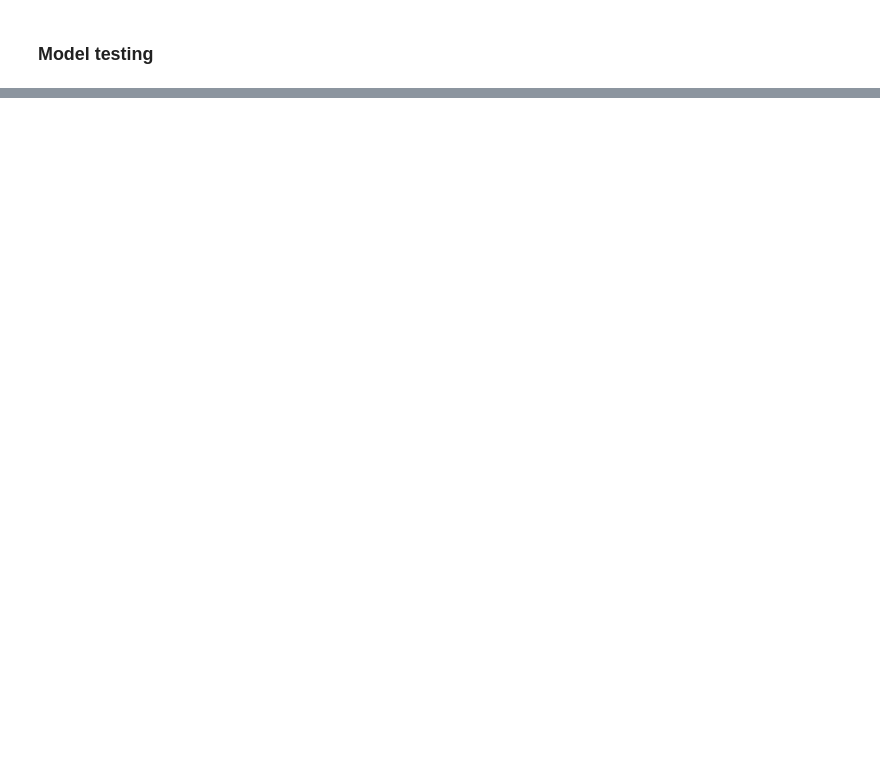
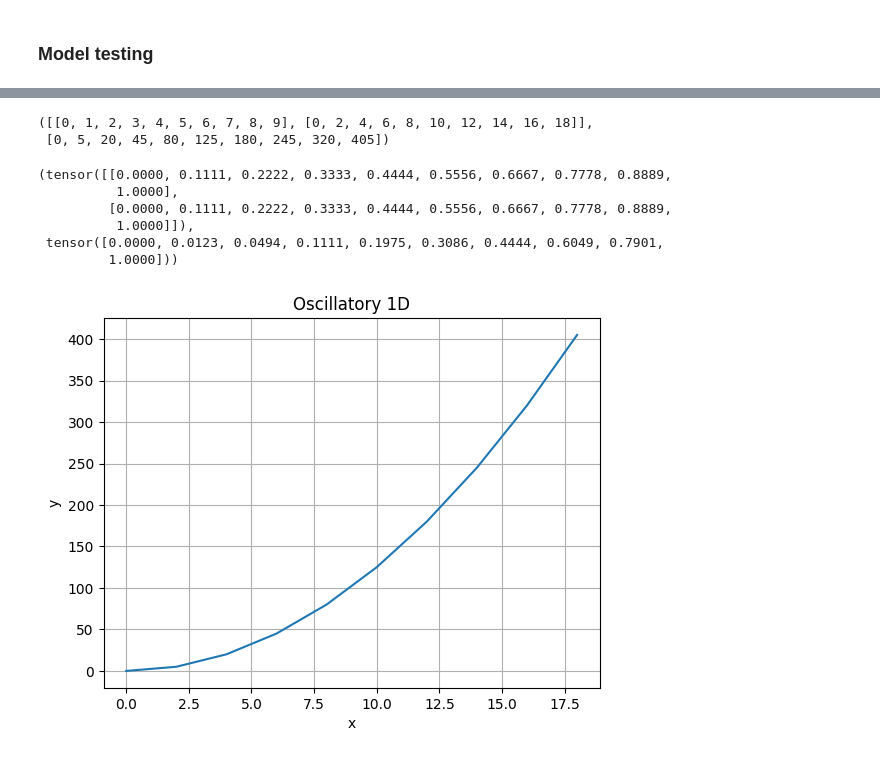
Before and after one commit to GrindelfP/project-skuld, a Jupyter notebook: cat/nn-python/playground/lib-test.ipynb, the cells around one changed output, grey strips where cells are left out. Drawn from its saved outputs; the diff is of its cells as text; code cells hidden in the pictures; blank space fills up the shorter version.

```diff
--- a/cat/nn-python/playground/lib-test.ipynb
+++ b/cat/nn-python/playground/lib-test.ipynb
@@ -350,0 +382,36 @@ abs(nni - result)
+# %%
+X_init, y_init = [], []
+X_i, X_i2 = [], []
+
+for i in range(10):
+    X_i.append(i)
+    X_i2.append(i * 2)
+    y_init.append(i*i + (i * 2) ** 2)
+X_init.append(X_i)
+X_init.append(X_i2)
+
+X_init, y_init
+# %% [output]
+([[0, 1, 2, 3, 4, 5, 6, 7, 8, 9], [0, 2, 4, 6, 8, 10, 12, 14, 16, 18]],
+ [0, 5, 20, 45, 80, 125, 180, 245, 320, 405])
+# %%
+X, y = scale_data(X_init, y_init, n_dim=2)
+X, y
+# %% [output]
+(tensor([[0.0000, 0.1111, 0.2222, 0.3333, 0.4444, 0.5556, 0.6667, 0.7778, 0.8889,
+          1.0000],
+         [0.0000, 0.1111, 0.2222, 0.3333, 0.4444, 0.5556, 0.6667, 0.7778, 0.8889,
+          1.0000]]),
+ tensor([0.0000, 0.0123, 0.0494, 0.1111, 0.1975, 0.3086, 0.4444, 0.6049, 0.7901,
+         1.0000]))
+# %%
+x_np = X_init[1]
+y_np = y_init
+plt.plot(x_np, y_np)
+plt.xlabel('x')
+plt.ylabel('y')
+plt.title("Oscillatory 1D")
+plt.grid(True)
+plt.show()
+# %% [output]
+[figure, added]
```
Also changed, not shown: parts of 17 cells of this notebook.
